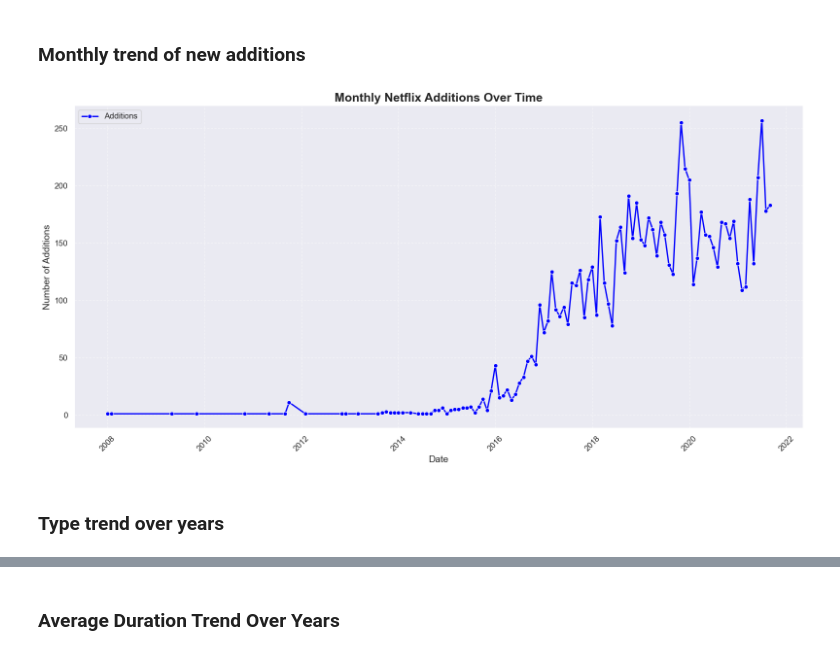
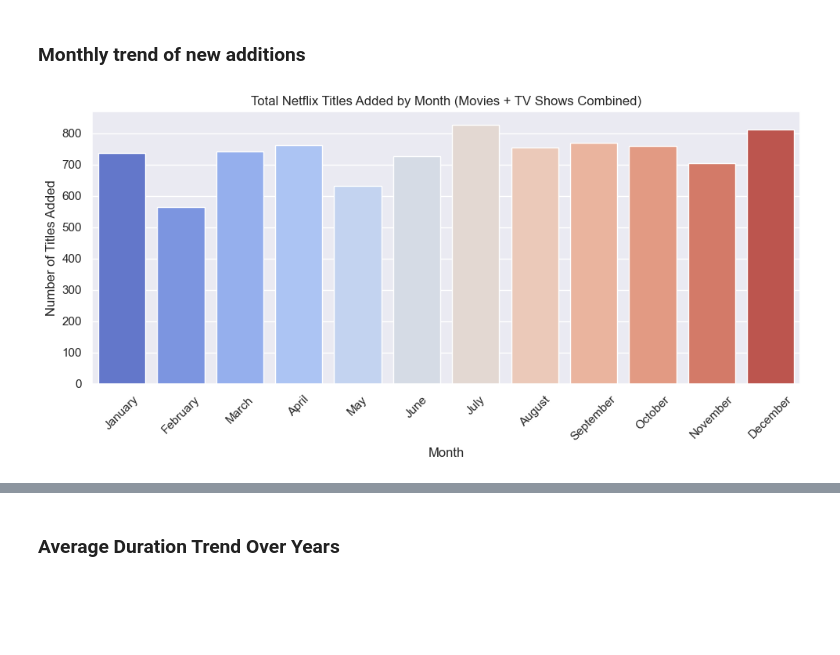
Before and after one commit to travisv12/Netflix-Data-Analysis, a Jupyter notebook: Project - Netflix Data Analysis.ipynb, the cells around one changed output, grey strips where cells are left out. Cells and saved outputs as stored; diff of their text form; code cells hidden in the pictures; blank space fills up the shorter version.

```diff
--- a/Project - Netflix Data Analysis.ipynb
+++ b/Project - Netflix Data Analysis.ipynb
@@ -364,29 +420,28 @@ plt.show()
 # %% [markdown]
 ### Monthly trend of new additions
 # %%
-# Create the plot
-plt.figure(figsize=(16, 8))
-sns.lineplot(data=df_monthly, x='date', y='counts', color='blue', linewidth=2, marker='o')
+import seaborn as sns
+import matplotlib.pyplot as plt
+import calendar
 
-# Add a title and labels
-plt.title("Monthly Netflix Additions Over Time", fontsize=18, fontweight='bold')
-plt.xlabel("Date", fontsize=14)
-plt.ylabel("Number of Additions", fontsize=14)
+# Count total number of titles per month (regardless of type)
+month_counts = df['month_added'].value_counts().sort_index().reset_index()
+month_counts.columns = ['month_number', 'count']
 
-# Customize the grid and ticks
-plt.grid(visible=True, linestyle='--', alpha=0.6)
-plt.xticks(fontsize=12, rotation=45)
-plt.yticks(fontsize=12)
+# Add proper month names for readability
+month_counts['month'] = month_counts['month_number'].astype(int).apply(lambda x: calendar.month_name[x])
 
-# Add a legend
-plt.legend(["Additions"], loc='upper left', fontsize=12)
+# Sort by month number for correct order
+month_counts.sort_values('month_number', inplace=True)
 
-# Adjust layout
+# Plot
+plt.figure(figsize=(10, 5))
+sns.barplot(data=month_counts, x='month', y='count', palette='coolwarm')
+plt.title("Total Netflix Titles Added by Month (Movies + TV Shows Combined)")
+plt.xlabel("Month")
+plt.ylabel("Number of Titles Added")
+plt.xticks(rotation=45)
 plt.tight_layout()
-
-# Show the plot
 plt.show()
 # %% [output]
-[figure, old version]
+[figure, new version]
-# %% [markdown]
-### Type trend over years
```
Also changed, not shown: parts of 19 cells of this notebook.
